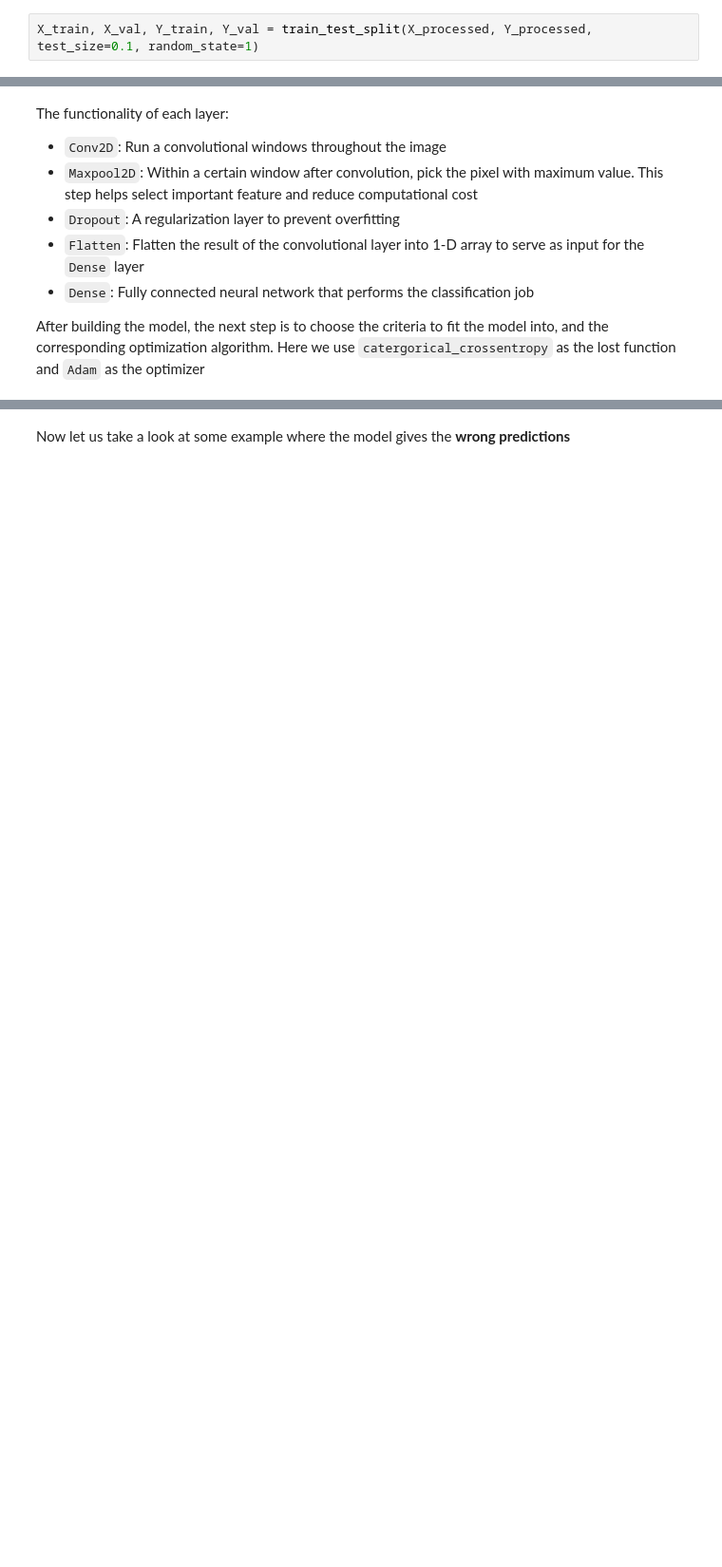
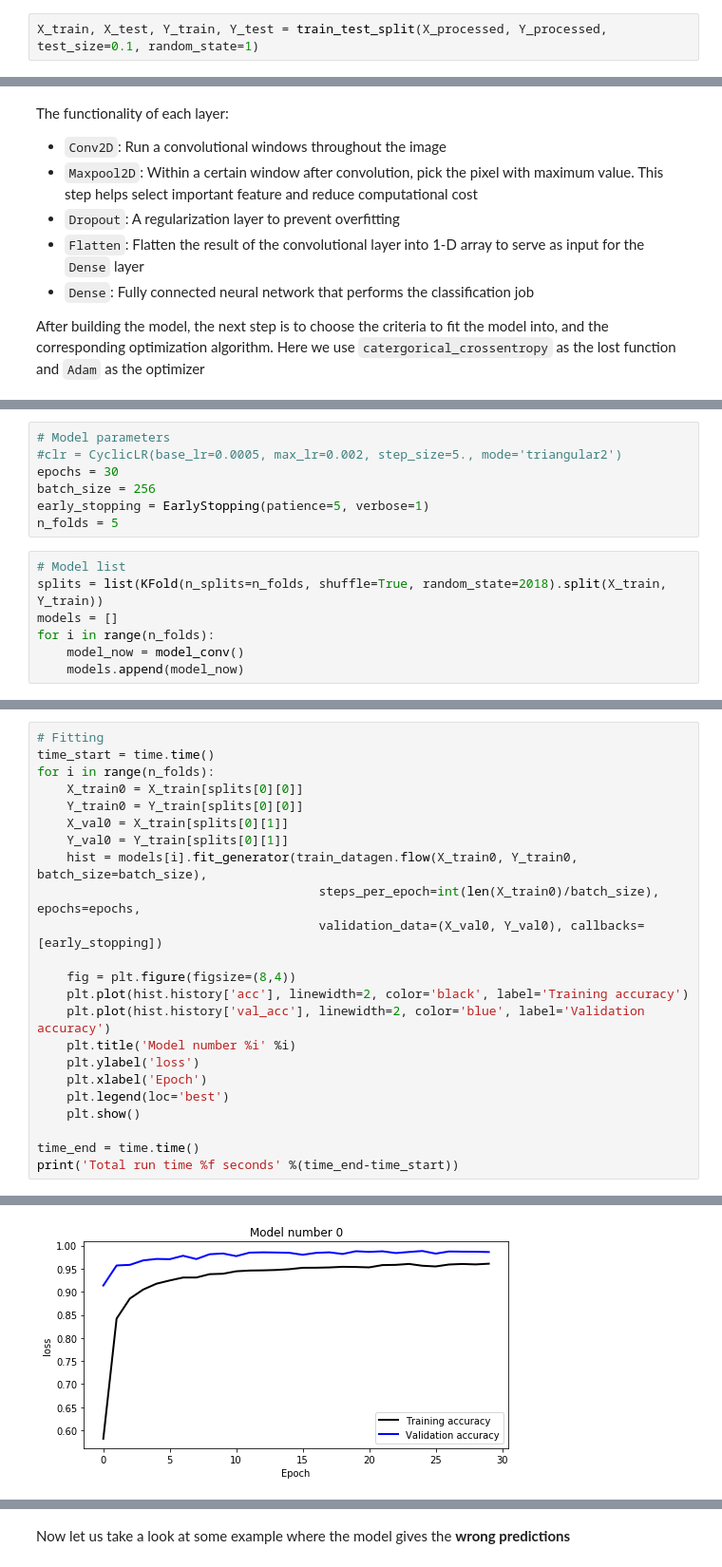
Before and after one commit to dmnguyen92/MNIST, a Jupyter notebook: MNIST.ipynb, the cells around one changed output, grey strips where cells are left out. Shown at 95% size. Drawn from its saved outputs; the diff is of its cells as text; blank space fills up the shorter version.

```diff
--- a/MNIST.ipynb
+++ b/MNIST.ipynb
@@ -118,7 +131,7 @@ Y_processed = to_categorical(Y_orig.values)
 # %% [markdown]
 Next let's split the data into training and validation set. Here I use 90% for training and 10% for validation.
 # %%
-X_train, X_val, Y_train, Y_val = train_test_split(X_processed, Y_processed, test_size=0.1, random_state=1)
+X_train, X_test, Y_train, Y_test = train_test_split(X_processed, Y_processed, test_size=0.1, random_state=1)
 # %% [markdown]
 <a id="ch2.3"></a>
 
@@ -235,0 +226,14 @@ Total run time 185.437593 seconds
+# %%
+# Model parameters
+#clr = CyclicLR(base_lr=0.0005, max_lr=0.002, step_size=5., mode='triangular2')
+epochs = 30
+batch_size = 256
+early_stopping = EarlyStopping(patience=5, verbose=1)
+n_folds = 5
+# %%
+# Model list
+splits = list(KFold(n_splits=n_folds, shuffle=True, random_state=2018).split(X_train, Y_train))
+models = []
+for i in range(n_folds):
+    model_now = model_conv()
+    models.append(model_now)
@@ -235,0 +244,24 @@ Total run time 185.437593 seconds
+# %%
+# Fitting
+time_start = time.time()
+for i in range(n_folds):
+    X_train0 = X_train[splits[0][0]]
+    Y_train0 = Y_train[splits[0][0]]
+    X_val0 = X_train[splits[0][1]]
+    Y_val0 = Y_train[splits[0][1]]
+    hist = models[i].fit_generator(train_datagen.flow(X_train0, Y_train0, batch_size=batch_size),
+                                      steps_per_epoch=int(len(X_train0)/batch_size), epochs=epochs,
+                                      validation_data=(X_val0, Y_val0), callbacks=[early_stopping])
+
+    fig = plt.figure(figsize=(8,4))
+    plt.plot(hist.history['acc'], linewidth=2, color='black', label='Training accuracy')
+    plt.plot(hist.history['val_acc'], linewidth=2, color='blue', label='Validation accuracy')
+    plt.title('Model number %i' %i)
+    plt.ylabel('loss')
+    plt.xlabel('Epoch')
+    plt.legend(loc='best')
+    plt.show()
+
+time_end = time.time()
+print('Total run time %f seconds' %(time_end-time_start))
+# %% [output]
@@ -235,0 +285 @@ Total run time 185.437593 seconds
+[figure, added]
```
Also changed, not shown: parts of 16 cells of this notebook, 1 other file.
